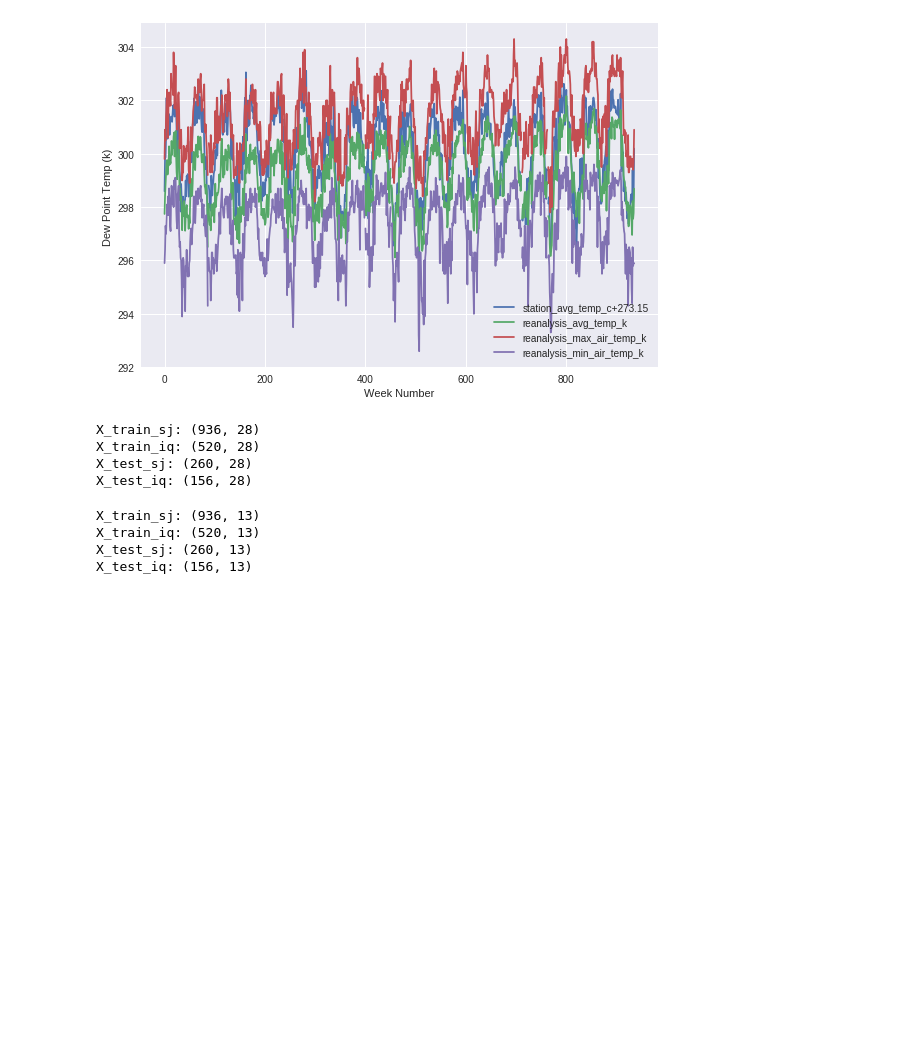
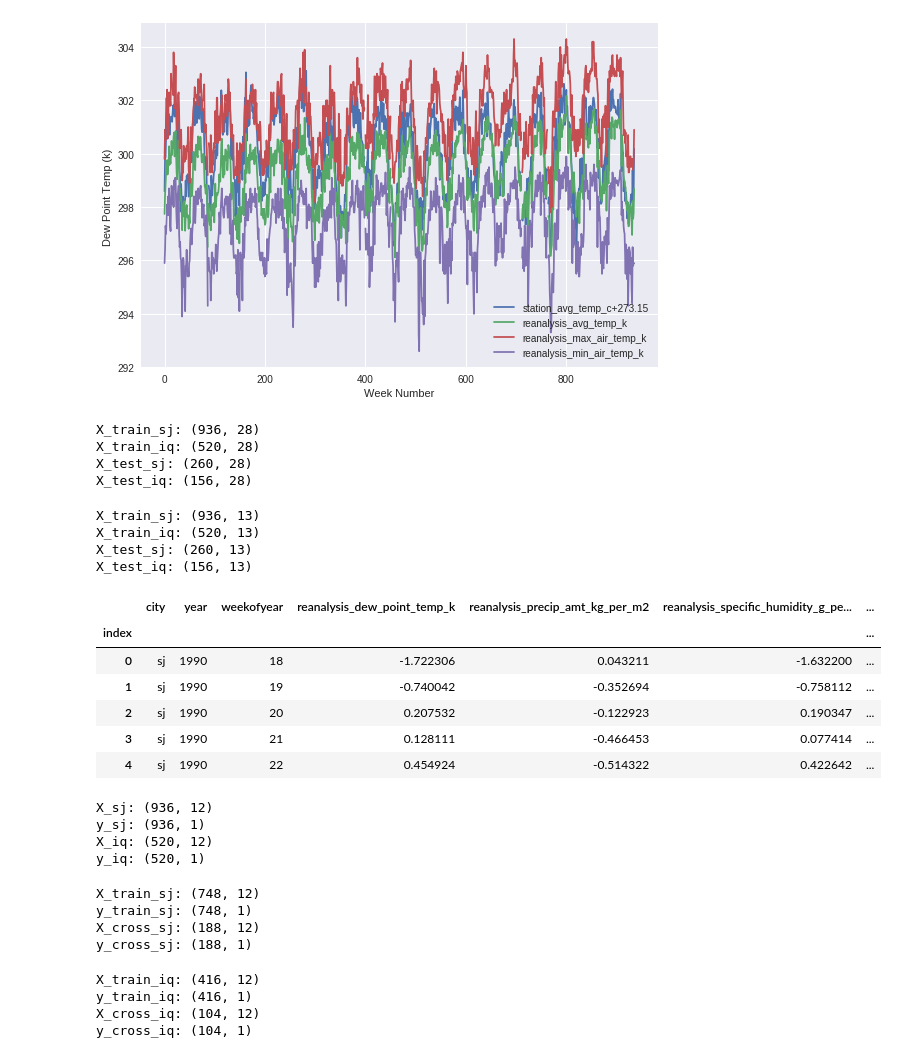
Before and after one commit to Dinuka77/DengAI, a Jupyter notebook: MultiModel.ipynb, the cells around one changed output. Cells and saved outputs as stored; diff of their text form; code cells hidden in the pictures; blank space fills up the shorter version.

```diff
--- a/MultiModel.ipynb
+++ b/MultiModel.ipynb
@@ -253,3 +253,13 @@ X_test_sj: (260, 13)
 X_test_iq: (156, 13)
 # %%
 ##Normalize features
+# %%
+def normalize(feature):
+    return (feature - feature.mean()) / feature.std()
+# %%
+features_to_normalize = features + new_features
+
+X_train_sj[features_to_normalize] = X_train_sj[features_to_normalize].apply(normalize, axis=0)
+X_train_iq[features_to_normalize] = X_train_iq[features_to_normalize].apply(normalize, axis=0)
+X_test_sj[features_to_normalize] = X_test_sj[features_to_normalize].apply(normalize, axis=0)
+X_test_iq[features_to_normalize] = X_test_iq[features_to_normalize].apply(normalize, axis=0)
@@ -255,0 +268,12 @@ X_test_iq: (156, 13)
+# %%
+X_train = pd.concat([X_train_sj, X_train_iq], axis=0)
+X_train.set_index('index', inplace=True)
+X_train.head()
+# %% [output]
+|  | city | year | weekofyear | reanalysis_dew_point_temp_k | reanalysis_precip_amt_kg_per_m2 | reanalysis_specific_humidity_g_pe... | ... |
+| index |  |  |  |  |  |  | ... |
+| 0 | sj | 1990 | 18 | -1.722306 | 0.043211 | -1.632200 | ... |
+| 1 | sj | 1990 | 19 | -0.740042 | -0.352694 | -0.758112 | ... |
+| 2 | sj | 1990 | 20 | 0.207532 | -0.122923 | 0.190347 | ... |
+| 3 | sj | 1990 | 21 | 0.128111 | -0.466453 | 0.077414 | ... |
+| 4 | sj | 1990 | 22 | 0.454924 | -0.514322 | 0.422642 | ... |
@@ -255,0 +282,12 @@ X_test_iq: (156, 13)
+# %%
+X_sj, y_sj = X_train.loc[X_train.city == 'sj', :], Y_train.loc[X_train.city == 'sj', :]
+X_iq, y_iq = X_train.loc[X_train.city == 'iq', :], Y_train.loc[X_train.city == 'iq', :]
+print(f'X_sj: {X_sj.shape}')
+print(f'y_sj: {y_sj.shape}')
+print(f'X_iq: {X_iq.shape}')
+print(f'y_iq: {y_iq.shape}')
+# %% [output]
+X_sj: (936, 12)
+y_sj: (936, 1)
+X_iq: (520, 12)
+y_iq: (520, 1)
@@ -255,0 +296,30 @@ X_test_iq: (156, 13)
+# %%
+X_train_sj, X_cross_sj, y_train_sj, y_cross_sj = train_test_split(X_sj,
+                                                                  y_sj,
+                                                                  test_size=0.2,
+                                                                  stratify=X_sj.weekofyear)
+
+print(f'X_train_sj: {X_train_sj.shape}')
+print(f'y_train_sj: {y_train_sj.shape}')
+print(f'X_cross_sj: {X_cross_sj.shape}')
+print(f'y_cross_sj: {y_cross_sj.shape}')
+# %% [output]
+X_train_sj: (748, 12)
+y_train_sj: (748, 1)
+X_cross_sj: (188, 12)
+y_cross_sj: (188, 1)
+# %%
+X_train_iq, X_cross_iq, y_train_iq, y_cross_iq = train_test_split(X_iq,
+                                                                  y_iq,
+                                                                  test_size=0.2,
+                                                                  stratify=X_iq.weekofyear)
+
+print(f'X_train_iq: {X_train_iq.shape}')
+print(f'y_train_iq: {y_train_iq.shape}')
+print(f'X_cross_iq: {X_cross_iq.shape}')
+print(f'y_cross_iq: {y_cross_iq.shape}')
+# %% [output]
+X_train_iq: (416, 12)
+y_train_iq: (416, 1)
+X_cross_iq: (104, 12)
+y_cross_iq: (104, 1)
```
Also changed, not shown: parts of 3 cells of this notebook, 1 other file.
